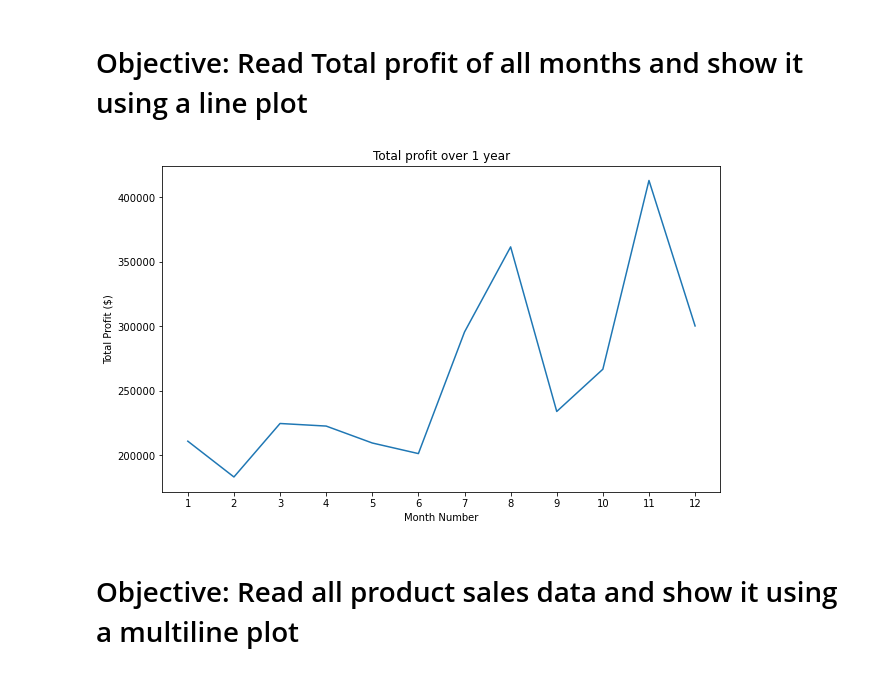
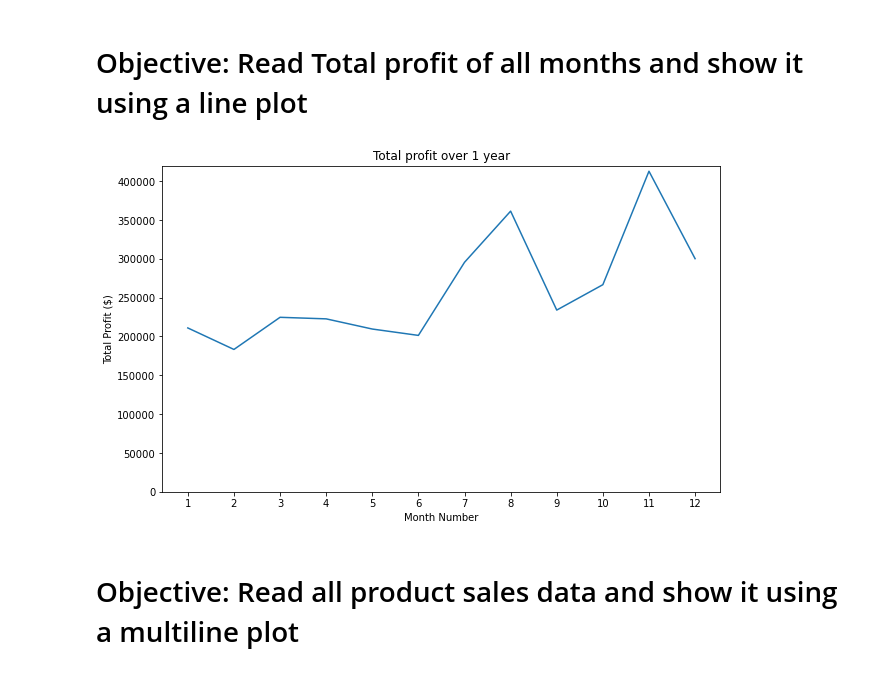
Before and after one commit to ryan-ferns/DS_auticon_dataviz, a Jupyter notebook: matplotlib_exercise.ipynb, the cells around one changed output. Saved outputs shown, nothing was run; the diff lists cells and outputs as text; code cells hidden in the pictures.

```diff
--- a/matplotlib_exercise.ipynb
+++ b/matplotlib_exercise.ipynb
@@ -8,0 +13,12 @@ df=pd.read_csv('https://pynative.com/wp-content/uploads/2019/01/company_sales_da
+# %%
+try:
+    from urllib.request import Request, urlopen  # Python 3
+except ImportError:
+    from urllib2 import Request, urlopen  # Python 2
+
+req = Request('https://pynative.com/wp-content/uploads/2019/01/company_sales_data.csv')
+req.add_header('User-Agent', 'Mozilla/5.0 (X11; Ubuntu; Linux x86_64; rv:77.0) Gecko/20100101 Firefox/77.0')
+content = urlopen(req)
+
+df = pd.read_csv(content)
+print(df)
@@ -67,19 +101,21 @@ import numpy as np
 # %%
 fig, ax = plt.subplots(figsize=(10,6))
 
 ax.plot(df['month_number'], df['total_profit'])
 ax.set_title('Total profit over 1 year')
 
 
 ax.xaxis.set_ticks(df['month_number'])
 ax.set_xticklabels(df['month_number'])
 ax.set_xlabel('Month Number')
 
 ax.set_ylabel('Total Profit ($)')
 
+ax.set_ylim([0, 420000])
+
 plt.show()
 # %% [output]
-[figure, old version]
+[figure, new version]
 # %% [markdown]
 # Objective: Read all product sales data and show it  using a multiline plot
 # %%
```
Also changed, not shown: parts of 7 cells of this notebook.
